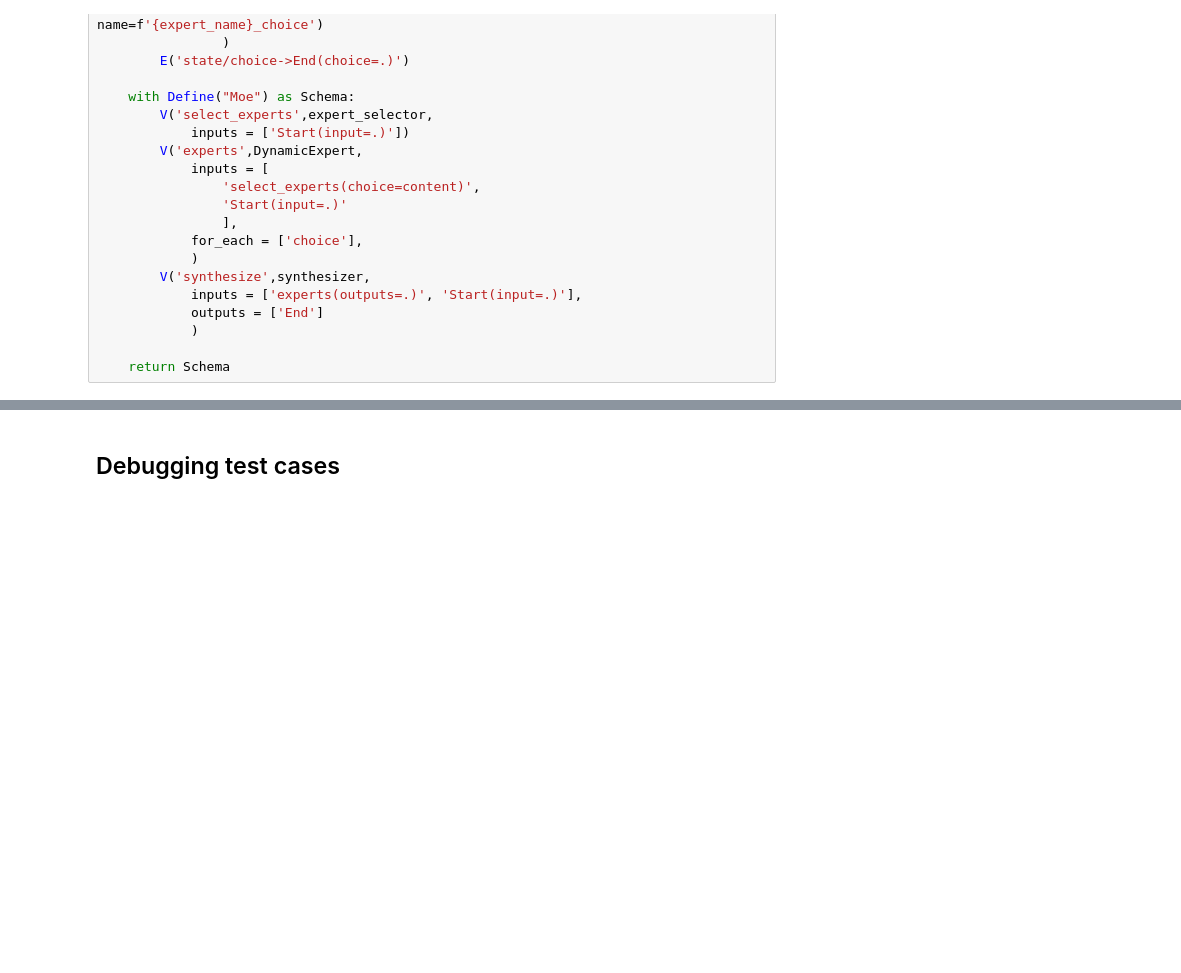
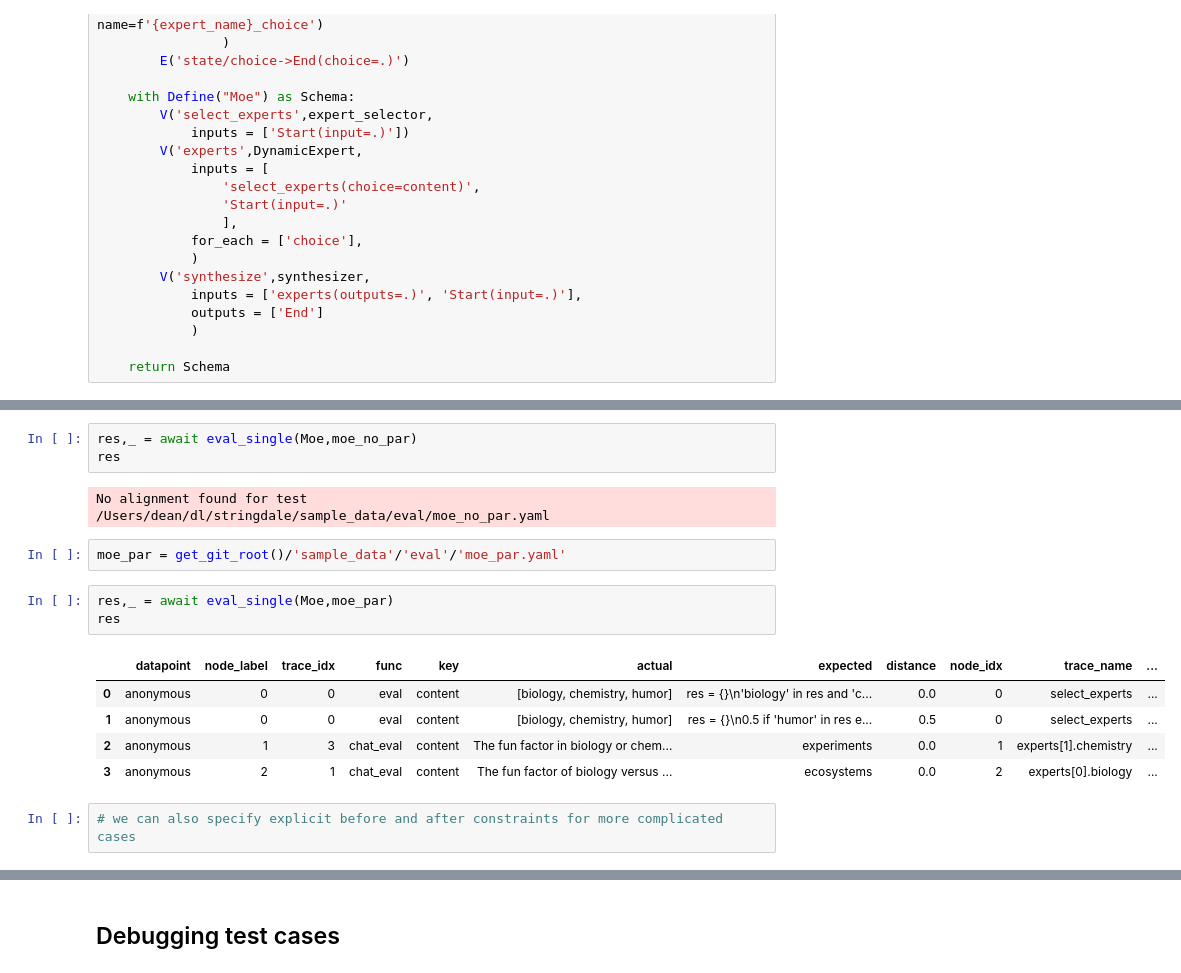
Before and after one commit to DeanLight/stringdale, a Jupyter notebook: nbs/docs/tutorials/010_evaluation.ipynb, the cells around one changed output, grey strips where cells are left out. Cells and saved outputs as stored; diff of their text form; blank space fills up the shorter version.

```diff
--- a/nbs/docs/tutorials/010_evaluation.ipynb
+++ b/nbs/docs/tutorials/010_evaluation.ipynb
@@ -523,0 +404,18 @@ inf
+# %%
+res,_ = await eval_single(Moe,moe_no_par)
+res
+# %% [output]
+No alignment found for test /Users/dean/dl/stringdale/sample_data/eval/moe_no_par.yaml
+# %%
+moe_par = get_git_root()/'sample_data'/'eval'/'moe_par.yaml'
+# %%
+res,_ = await eval_single(Moe,moe_par)
+res
+# %% [output]
+|  | datapoint | node_label | trace_idx | func | key | actual | expected | distance | node_idx | trace_name | ... |
+| 0 | anonymous | 0 | 0 | eval | content | [biology, chemistry, humor] | res = {}\n'biology' in res and 'c... | 0.0 | 0 | select_experts | ... |
+| 1 | anonymous | 0 | 0 | eval | content | [biology, chemistry, humor] | res = {}\n0.5 if 'humor' in res e... | 0.5 | 0 | select_experts | ... |
+| 2 | anonymous | 1 | 3 | chat_eval | content | The fun factor in biology or chem... | experiments | 0.0 | 1 | experts[1].chemistry | ... |
+| 3 | anonymous | 2 | 1 | chat_eval | content | The fun factor of biology versus ... | ecosystems | 0.0 | 2 | experts[0].biology | ... |
+# %%
+# we can also specify explicit before and after constraints for more complicated cases
```
Also changed, not shown: parts of 40 cells of this notebook, 39 other files.
